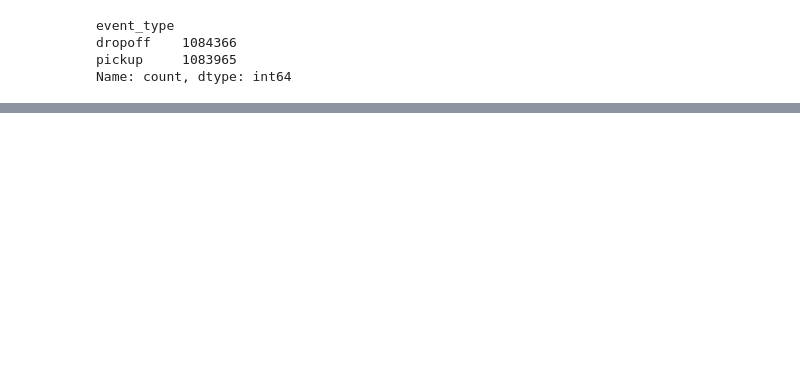
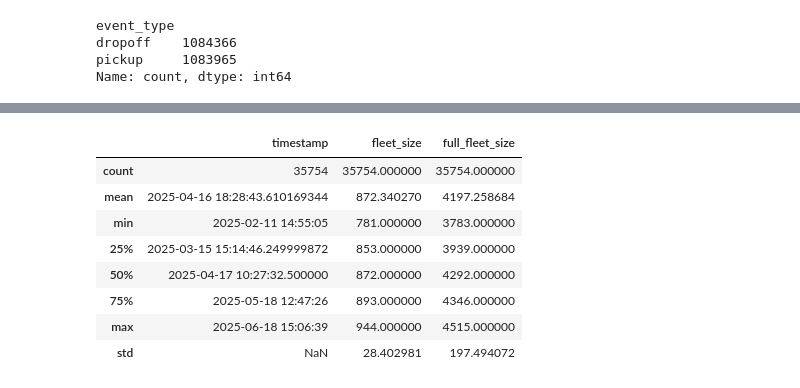
Before and after one commit to rubenRoehner/masterthesis_rebalancing_framework, a Jupyter notebook: data_preprocessing/extract_demand_voi.ipynb, the cells around one changed output, grey strips where cells are left out. Cells and saved outputs as stored; diff of their text form; code cells hidden in the pictures; blank space fills up the shorter version.

```diff
--- a/data_preprocessing/extract_demand_voi.ipynb
+++ b/data_preprocessing/extract_demand_voi.ipynb
@@ -277,0 +317,3 @@ results_df.to_pickle(OUTPUT_FILE)
+# %%
+fleet_sizes_df = extract_fleet_size(df)
+fleet_sizes_df.head()
@@ -277,0 +328,12 @@ results_df.to_pickle(OUTPUT_FILE)
+# %%
+fleet_sizes_df.describe()
+# %% [output]
+|  | timestamp | fleet_size | full_fleet_size |
+| count | 35754 | 35754.000000 | 35754.000000 |
+| mean | 2025-04-16 18:28:43.610169344 | 872.340270 | 4197.258684 |
+| min | 2025-02-11 14:55:05 | 781.000000 | 3783.000000 |
+| 25% | 2025-03-15 15:14:46.249999872 | 853.000000 | 3939.000000 |
+| 50% | 2025-04-17 10:27:32.500000 | 872.000000 | 4292.000000 |
+| 75% | 2025-05-18 12:47:26 | 893.000000 | 4346.000000 |
+| max | 2025-06-18 15:06:39 | 944.000000 | 4515.000000 |
+| std | NaN | 28.402981 | 197.494072 |
```
Also changed, not shown: parts of 3 cells of this notebook, 5 other files.
